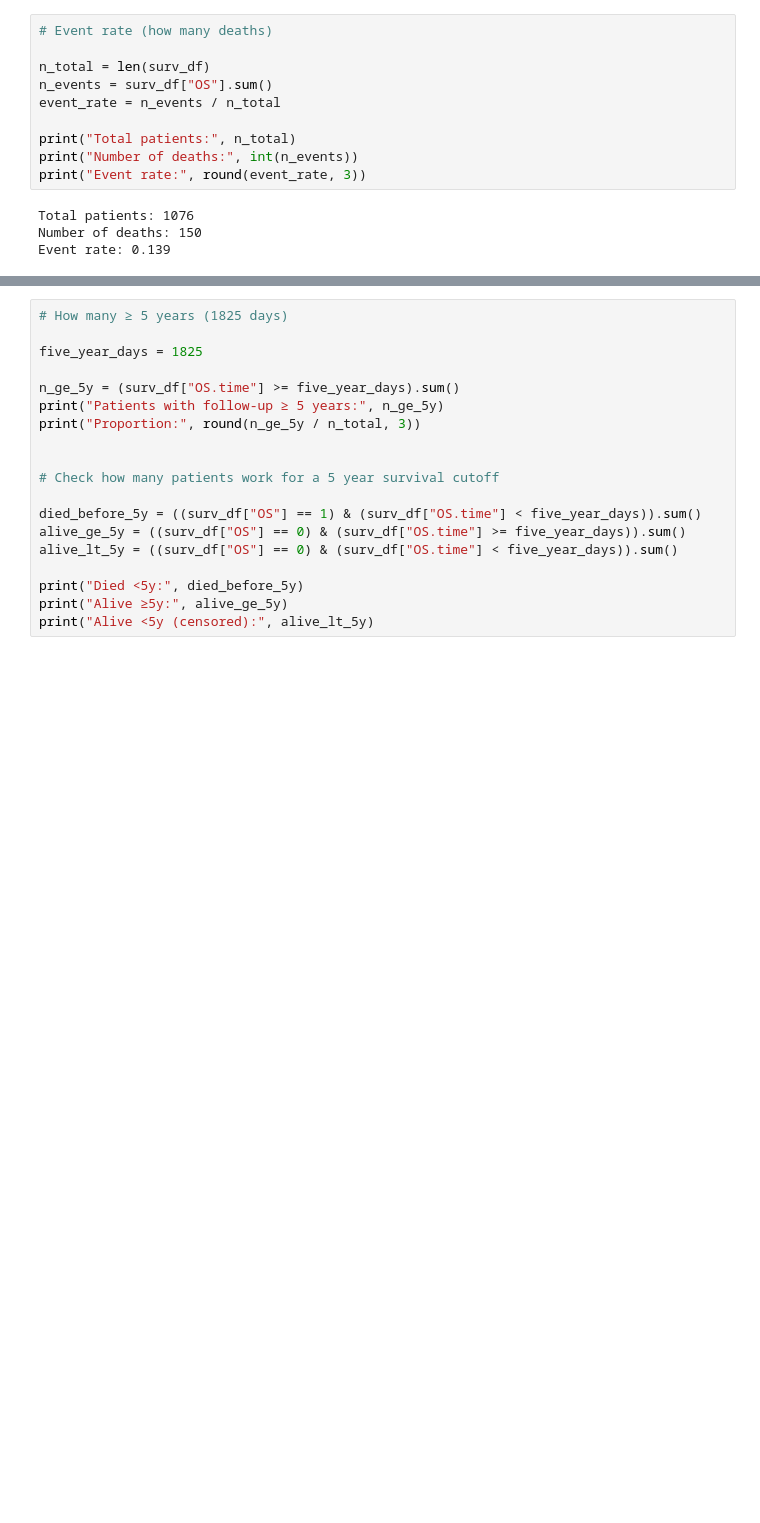
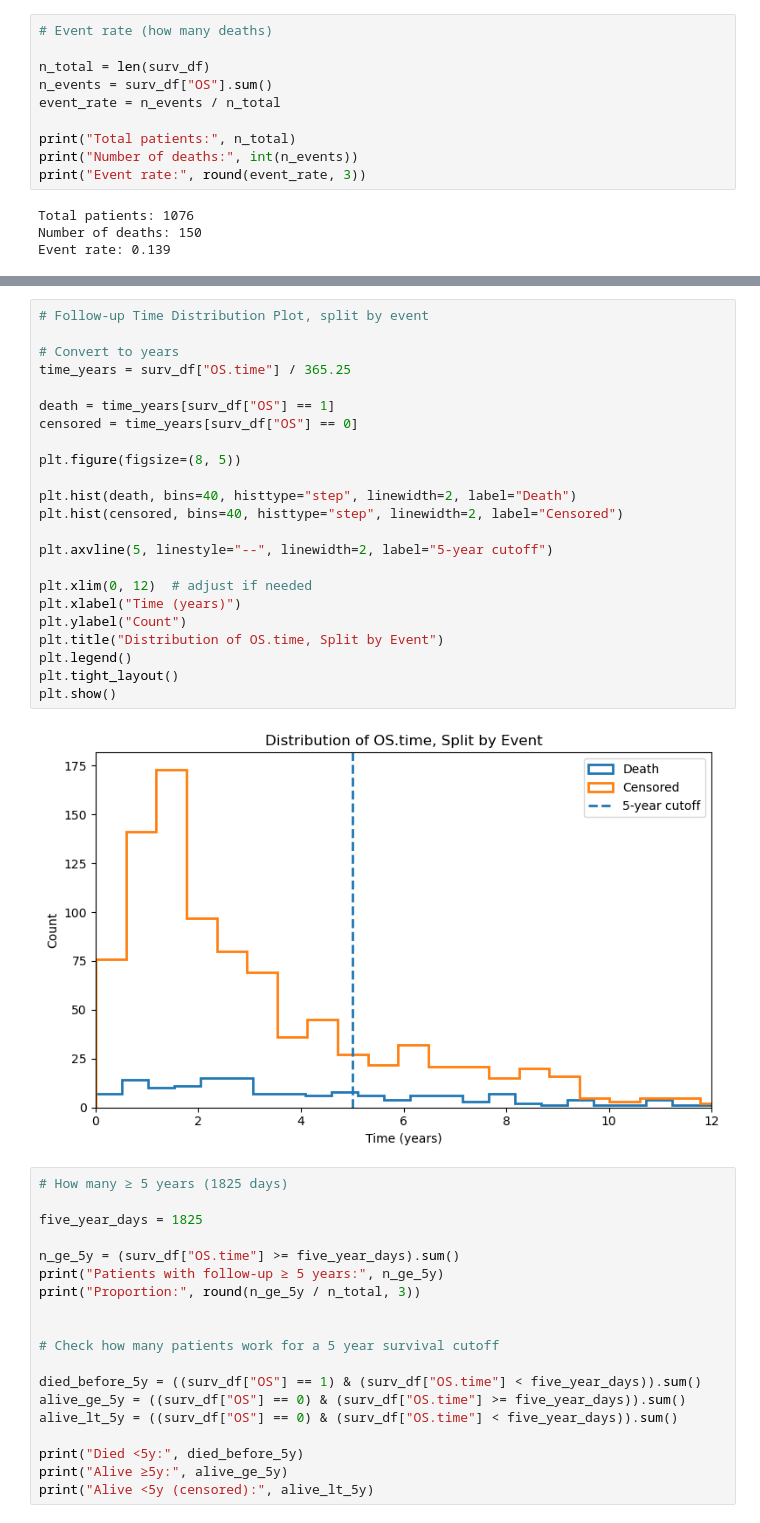
Before and after one commit to dpolioudakis/tcga-multimodal-survival, a Jupyter notebook: notebooks/01_data_prep.ipynb, the cells around one changed output, grey strips where cells are left out. Drawn from its saved outputs; the diff is of its cells as text; blank space fills up the shorter version.

```diff
--- a/notebooks/01_data_prep.ipynb
+++ b/notebooks/01_data_prep.ipynb
@@ -389,6 +428,31 @@ plt.title("Distribution of OS.time")
 plt.show()
 # %% [output]
 [figure]
+# %%
+# Follow-up Time Distribution Plot, split by event
+
+# Convert to years
+time_years = surv_df["OS.time"] / 365.25
+
+death = time_years[surv_df["OS"] == 1]
+censored = time_years[surv_df["OS"] == 0]
+
+plt.figure(figsize=(8, 5))
+
+plt.hist(death, bins=40, histtype="step", linewidth=2, label="Death")
+plt.hist(censored, bins=40, histtype="step", linewidth=2, label="Censored")
+
+plt.axvline(5, linestyle="--", linewidth=2, label="5-year cutoff")
+
+plt.xlim(0, 12)  # adjust if needed
+plt.xlabel("Time (years)")
+plt.ylabel("Count")
+plt.title("Distribution of OS.time, Split by Event")
+plt.legend()
+plt.tight_layout()
+plt.show()
+# %% [output]
+[figure, added]
 # %%
 # How many ≥ 5 years (1825 days)
 
```
Also changed, not shown: parts of 30 cells of this notebook, 2 other files.
